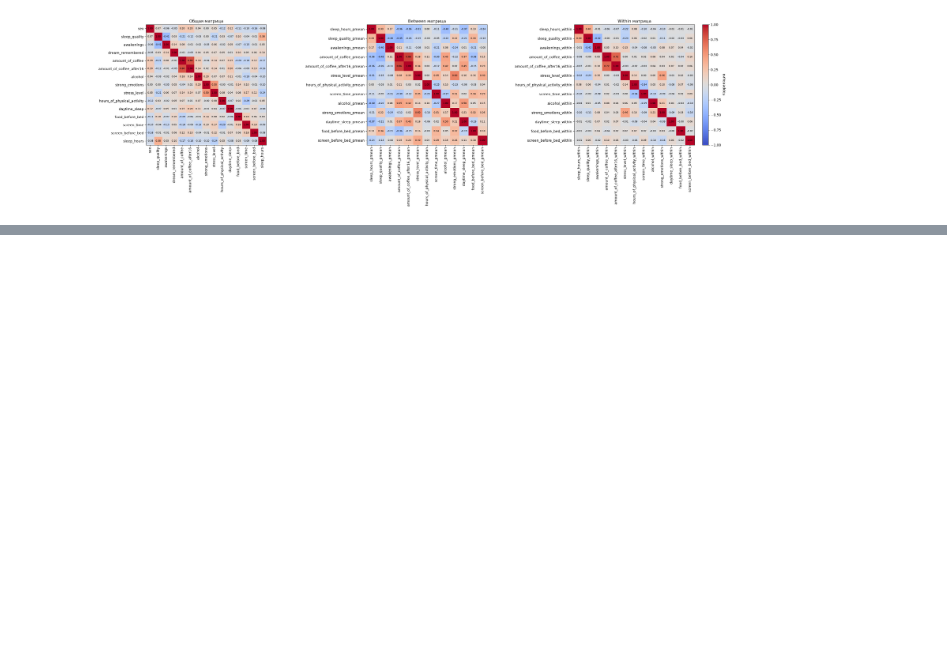
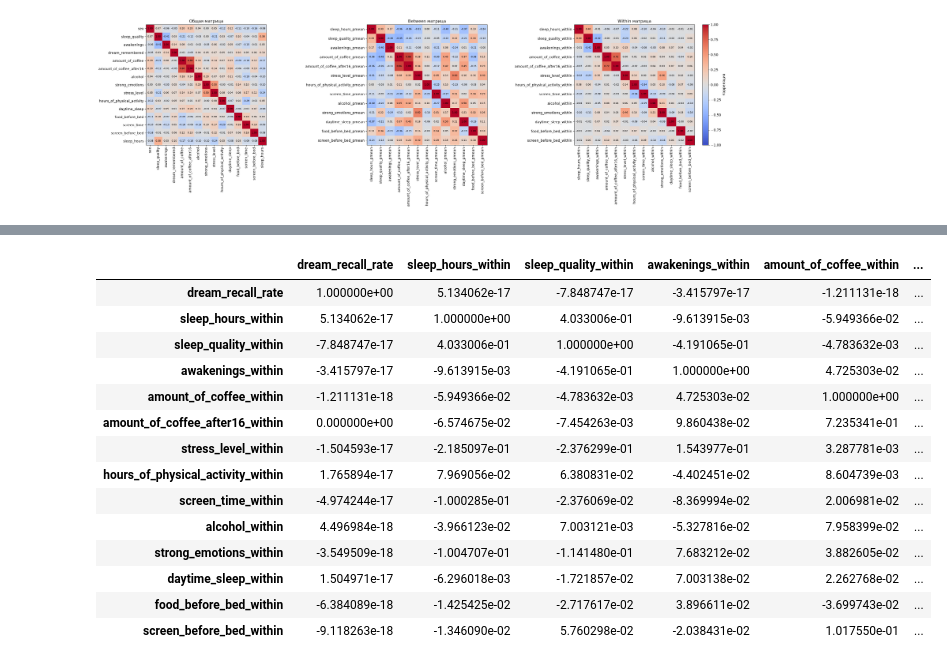
Before and after one commit to EnemyOfDeath7/dream-project, a Jupyter notebook: dream.ipynb, the cells around one changed output, grey strips where cells are left out. Drawn from its saved outputs; the diff is of its cells as text; code cells hidden in the pictures; blank space fills up the shorter version.

```diff
--- a/dream.ipynb
+++ b/dream.ipynb
@@ -1074,0 +1215,19 @@ plt.show()
+# %%
+corr_within_target = within_target.corr()
+corr_within_target
+# %% [output]
+|  | dream_recall_rate | sleep_hours_within | sleep_quality_within | awakenings_within | amount_of_coffee_within | ... |
+| dream_recall_rate | 1.000000e+00 | 5.134062e-17 | -7.848747e-17 | -3.415797e-17 | -1.211131e-18 | ... |
+| sleep_hours_within | 5.134062e-17 | 1.000000e+00 | 4.033006e-01 | -9.613915e-03 | -5.949366e-02 | ... |
+| sleep_quality_within | -7.848747e-17 | 4.033006e-01 | 1.000000e+00 | -4.191065e-01 | -4.783632e-03 | ... |
+| awakenings_within | -3.415797e-17 | -9.613915e-03 | -4.191065e-01 | 1.000000e+00 | 4.725303e-02 | ... |
+| amount_of_coffee_within | -1.211131e-18 | -5.949366e-02 | -4.783632e-03 | 4.725303e-02 | 1.000000e+00 | ... |
+| amount_of_coffee_after16_within | 0.000000e+00 | -6.574675e-02 | -7.454263e-03 | 9.860438e-02 | 7.235341e-01 | ... |
+| stress_level_within | -1.504593e-17 | -2.185097e-01 | -2.376299e-01 | 1.543977e-01 | 3.287781e-03 | ... |
+| hours_of_physical_activity_within | 1.765894e-17 | 7.969056e-02 | 6.380831e-02 | -4.402451e-02 | 8.604739e-03 | ... |
+| screen_time_within | -4.974244e-17 | -1.000285e-01 | -2.376069e-02 | -8.369994e-02 | 2.006981e-02 | ... |
+| alcohol_within | 4.496984e-18 | -3.966123e-02 | 7.003121e-03 | -5.327816e-02 | 7.958399e-02 | ... |
+| strong_emotions_within | -3.549509e-18 | -1.004707e-01 | -1.141480e-01 | 7.683212e-02 | 3.882605e-02 | ... |
+| daytime_sleep_within | 1.504971e-17 | -6.296018e-03 | -1.721857e-02 | 7.003138e-02 | 2.262768e-02 | ... |
+| food_before_bed_within | -6.384089e-18 | -1.425425e-02 | -2.717617e-02 | 3.896611e-02 | -3.699743e-02 | ... |
+| screen_before_bed_within | -9.118263e-18 | -1.346090e-02 | 5.760298e-02 | -2.038431e-02 | 1.017550e-01 | ... |
```
Also changed, not shown: parts of 10 cells of this notebook.
